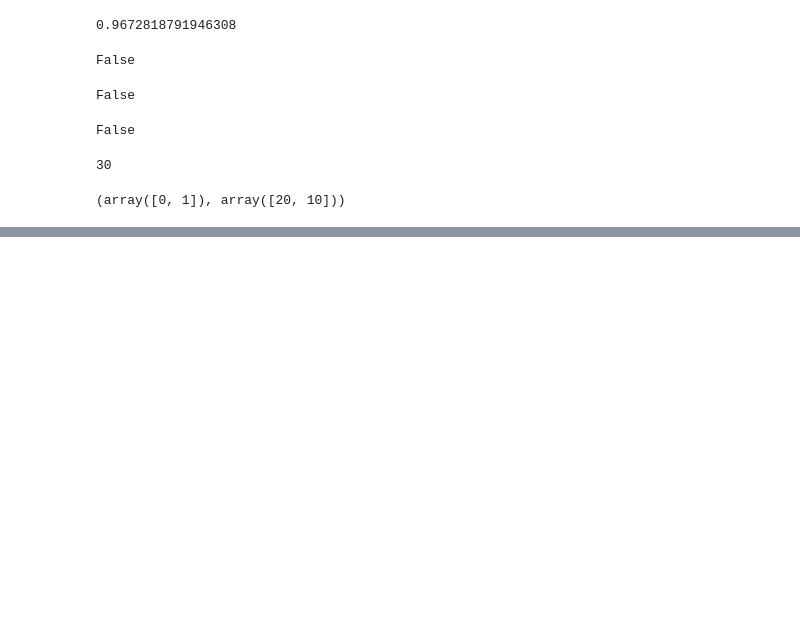
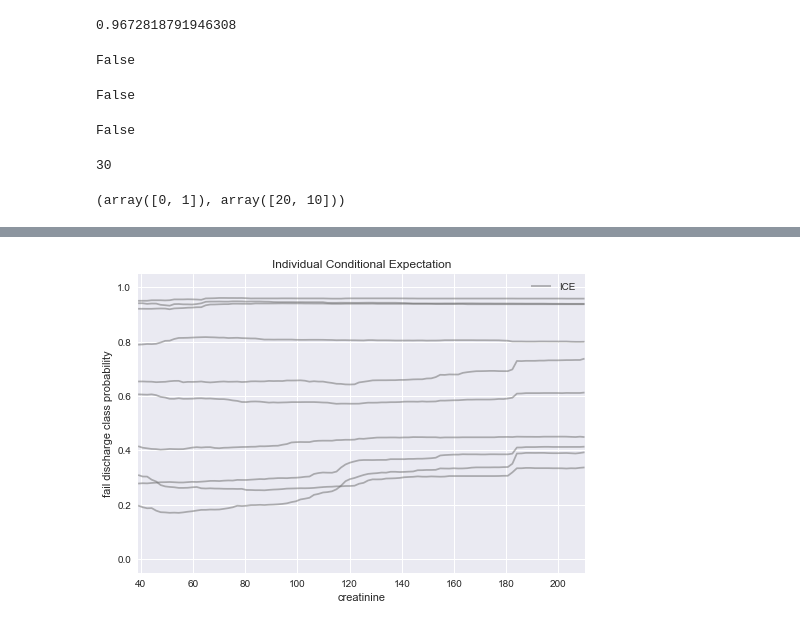
Before and after one commit to benjin1998/finalproject, a Jupyter notebook: FAT/RF_FAT.ipynb, the cells around one changed output, grey strips where cells are left out. Drawn from its saved outputs; the diff is of its cells as text; code cells hidden in the pictures; blank space fills up the shorter version.

```diff
--- a/FAT/RF_FAT.ipynb
+++ b/FAT/RF_FAT.ipynb
@@ -492,0 +505,4 @@ ice_array, ice_linspace = fatf_fi.individual_conditional_expectation( data_eval,
+# %%
+ice_plot_0= fatf_vis_fi.plot_individual_conditional_expectation(ice_array[20:30,:,:],ice_linspace,target0_class_index,class_name=target0_class_name,feature_name='creatinine')
+# %% [output]
+[figure, added]
```
Also changed, not shown: parts of 11 cells of this notebook.
